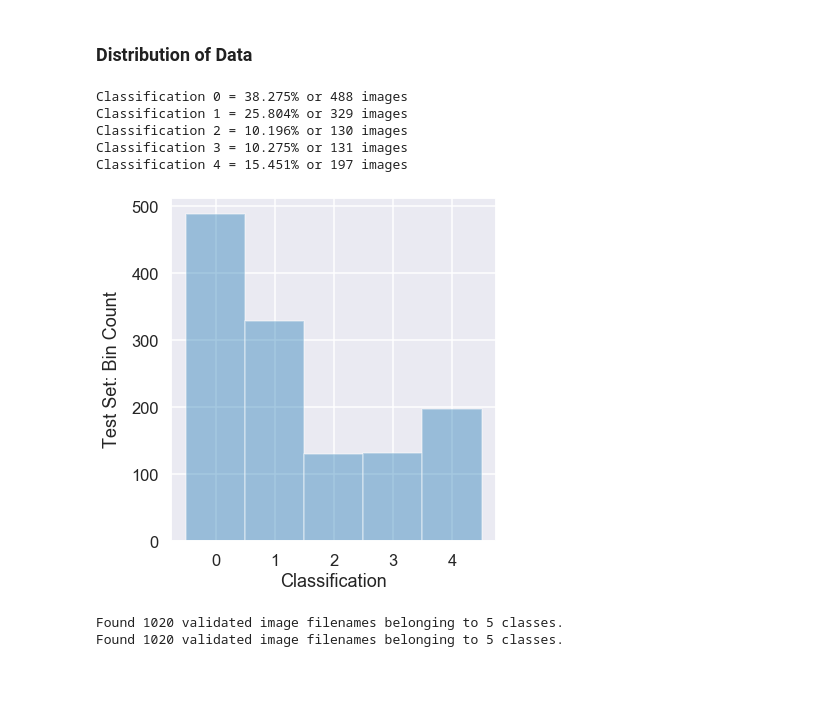
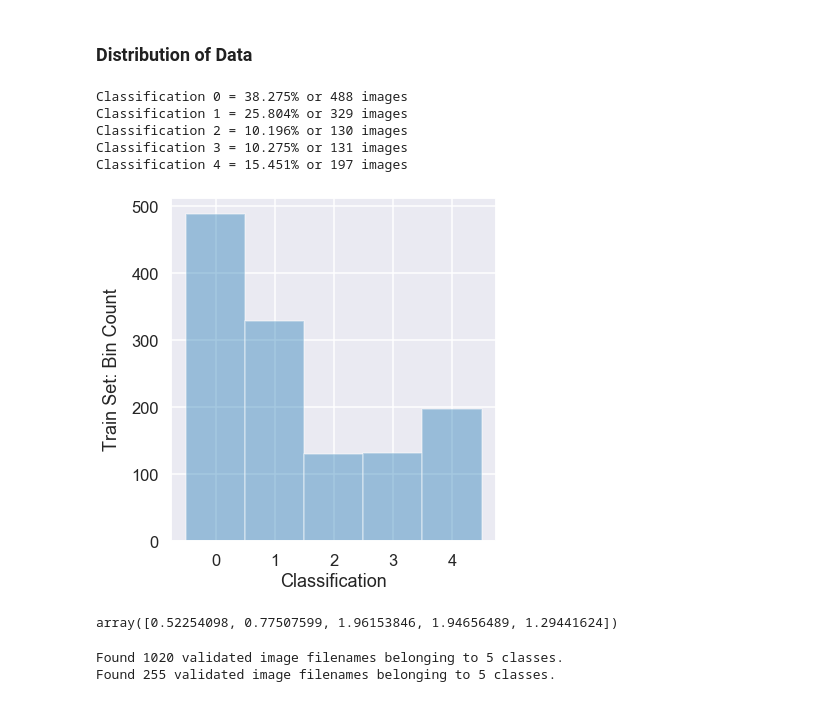
Before and after one commit to adamcwatts/ECE-524-Neural_Networks, a Jupyter notebook: Competition_Project/CNN_Transfer_Learn-C2.ipynb, the cells around one changed output. Drawn from its saved outputs; the diff is of its cells as text; code cells hidden in the pictures.

```diff
--- a/Competition_Project/CNN_Transfer_Learn-C2.ipynb
+++ b/Competition_Project/CNN_Transfer_Learn-C2.ipynb
@@ -66,34 +66,37 @@ all_classifications = os.listdir(train_folder_path)  # list of classification fo
 # %%
 df_Train = pd.read_csv('TrainAnnotations.csv')
 df_Train['annotation_string']=df_Train['annotation'].astype('str') # for KERAS
 
 fig, axe = plt.subplots(figsize=(6, 6))
 bin_val = np.arange(0, 6, 1) - 0.5
 sns.distplot(df_Train['annotation'], kde=False, bins=bin_val)
 # plt.xlim(-0.1,4.1)
 plt.xticks(np.arange(0,5, 1))
-plt.ylabel("Test Set: Bin Count", labelpad=10)
+plt.ylabel("Train Set: Bin Count", labelpad=10)
 plt.xlabel('Classification')
 plt.tight_layout()
 
 df_Train['annotation'].value_counts(normalize=True)
 
 string_print = []
 for i in range(5):
     val = df_Train.annotation.value_counts(normalize=True, sort=False).iloc[i]*100
     val_count = df_Train.annotation.value_counts(normalize=False, sort=False).iloc[i]
     string_print.append(f'Classification {i} = {val:.3f}% or {val_count} images')
 print(*string_print, sep='\n')
 # %% [output]
 Classification 0 = 38.275% or 488 images
 Classification 1 = 25.804% or 329 images
 Classification 2 = 10.196% or 130 images
 Classification 3 = 10.275% or 131 images
 Classification 4 = 15.451% or 197 images
-[figure, old version]
+[figure, new version]
 # %%
 my_classes = np.sort(df_Train.annotation.unique())  # unique values, sort from small to largest
 classification_weight = class_weight.compute_class_weight('balanced', my_classes,df_Train.annotation.values)
+classification_weight
+# %% [output]
+array([0.52254098, 0.77507599, 1.96153846, 1.94656489, 1.29441624])
 # %%
 # IM_ORIG = np.array([640, 480])
 # IM_SCALE = 2
@@ -108,14 +111,17 @@ IM = (299, 299)  #Desired Image Dimension to work with
 #     validation_split=0.2) # set validation split
 
 
-train_datagen = ImageDataGenerator(shear_range=0.1,
-                                   zoom_range=0.25,
+train_datagen = ImageDataGenerator(rescale=1./255,
+                                   shear_range=0.1,
+                                   zoom_range=0,
                                    horizontal_flip=True,
-                                   rotation_range=25,
+                                   rotation_range=10,
                                    fill_mode = 'wrap',
                                    preprocessing_function=cropper,
                                    validation_split=0.2)
 # set validation split
+
+#  rescale=1./255,  ??? should be added
 
 train_it = train_datagen.flow_from_dataframe(
     df_Train,x_col='file_name', y_col='annotation_string',
@@ -130,10 +136,10 @@ validate_it = train_datagen.flow_from_dataframe(
     df_Train,x_col='file_name', y_col='annotation_string',
     directory = train_folder_path,
     target_size = IM,
-    subset='training',
+    subset='validation',  # accidently set to "training"
     class_mode='sparse',
     shuffle=True,
     batch_size=28)
 # %% [output]
 Found 1020 validated image filenames belonging to 5 classes.
-Found 1020 validated image filenames belonging to 5 classes.
+Found 255 validated image filenames belonging to 5 classes.
```
Also changed, not shown: parts of 19 cells of this notebook.
